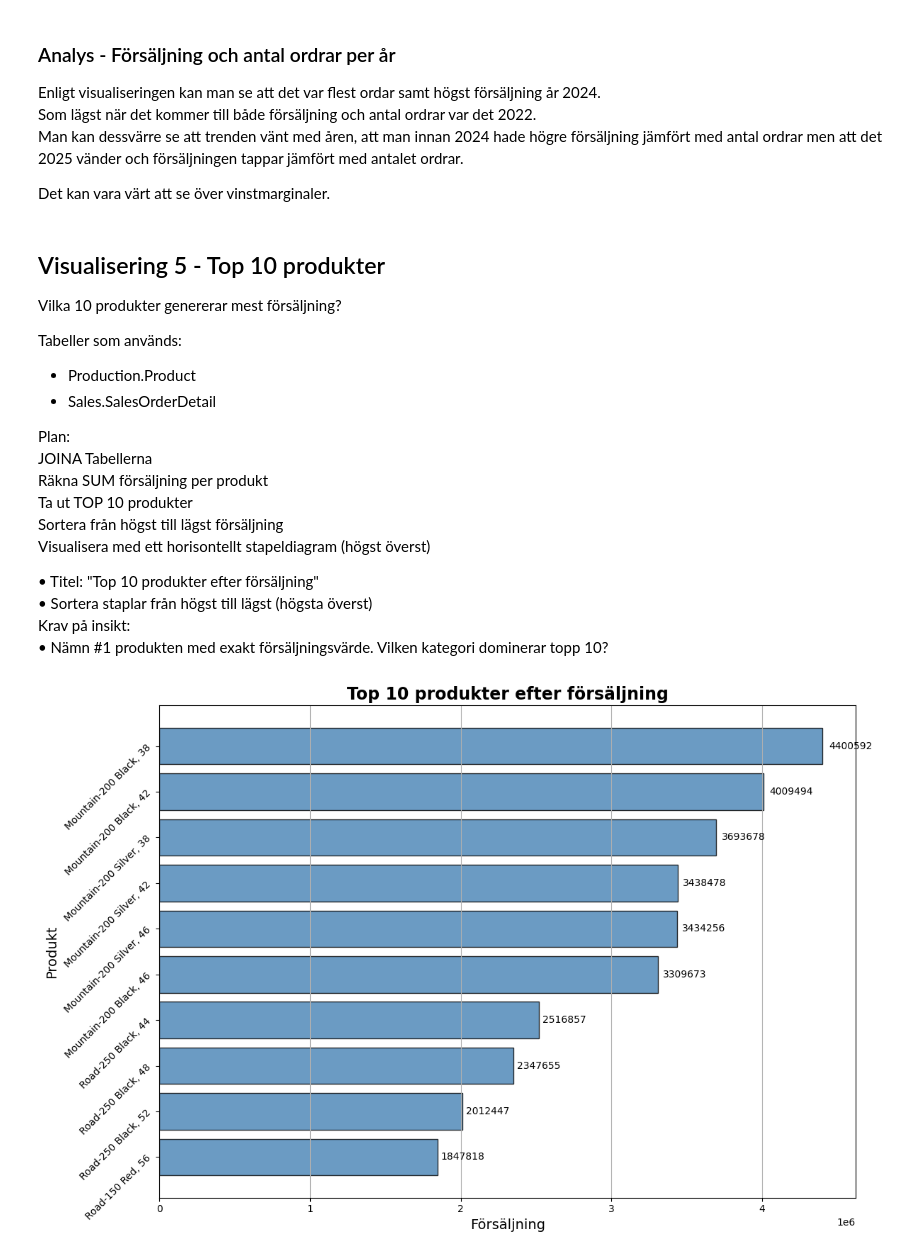
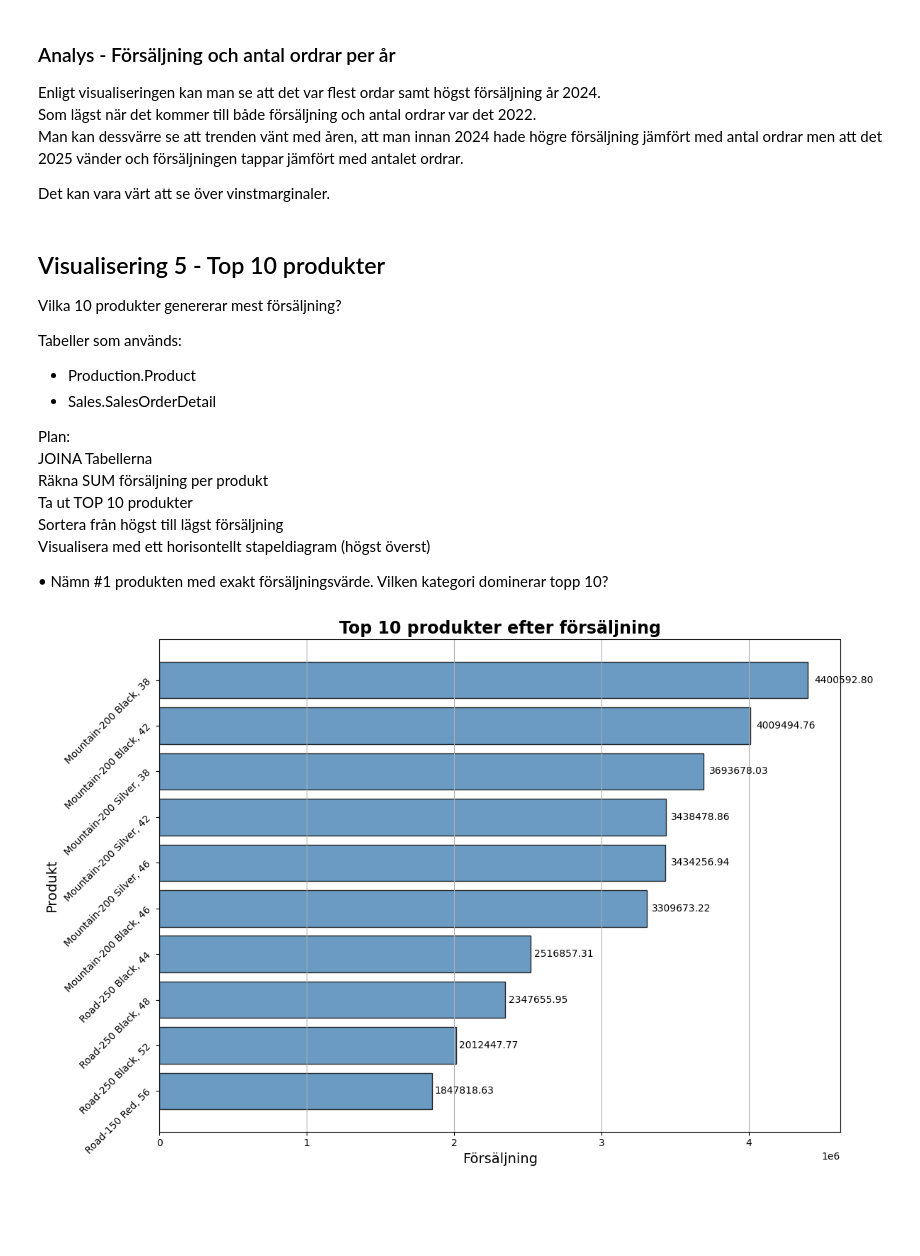
Before and after one commit to MagdalenaPersson/adventureworks-analys, a Jupyter notebook: notebooks/analys.ipynb, the cells around one changed output. Drawn from its saved outputs; the diff is of its cells as text; code cells hidden in the pictures; blank space fills up the shorter version.

```diff
--- a/notebooks/analys.ipynb
+++ b/notebooks/analys.ipynb
@@ -139,7 +139,7 @@ for bar in h_bar:
     ax.text(
     width * 1.01,
     y,
-    f"{int(width)}",
+    f"{width:.2f}",
     va="center",
     ha="left"
     )
@@ -272,9 +272,6 @@ Ta ut TOP 10 produkter
 Sortera från högst till lägst försäljning
 Visualisera med ett horisontellt stapeldiagram (högst överst)
 
-• Titel: "Top 10 produkter efter försäljning"
-• Sortera staplar från högst till lägst (högsta överst)
-Krav på insikt:
 • Nämn #1 produkten med exakt försäljningsvärde. Vilken kategori dominerar topp 10?
 # %%
 query_vis5 = """
@@ -286,32 +283,32 @@ INNER JOIN Production.Product p ON sod.ProductID = p.ProductID
 GROUP BY p.Name
 ORDER BY TotalSum DESC
 """
 
 df_vis5 = query_df(query_vis5)
 
 
 fig, ax = plt.subplots(figsize=(12,8))
 
 barh = ax.barh(df_vis5["ProductName"], df_vis5["TotalSum"], color="steelblue", edgecolor="black", alpha=0.8)
 
 for bar in barh:
     width = bar.get_width()
     y = bar.get_y() + bar.get_height()/2
     ax.text(
         width * 1.01,
         y,
-        f"{int(width)}",
+        f"{width:.2f}",
         va="center",
         ha="left"
     )
 
 ax.set_title("Top 10 produkter efter försäljning", fontsize=17, fontweight="bold")
 ax.set_xlabel("Försäljning", fontsize=14)
 ax.set_ylabel("Produkt", fontsize=14)
 ax.invert_yaxis()
 ax.grid(True, axis="x")
 plt.yticks(rotation=45)
 plt.tight_layout()
 plt.show()
 # %% [output]
-[figure, old version]
+[figure, new version]
```
Also changed, not shown: parts of 2 cells of this notebook.
